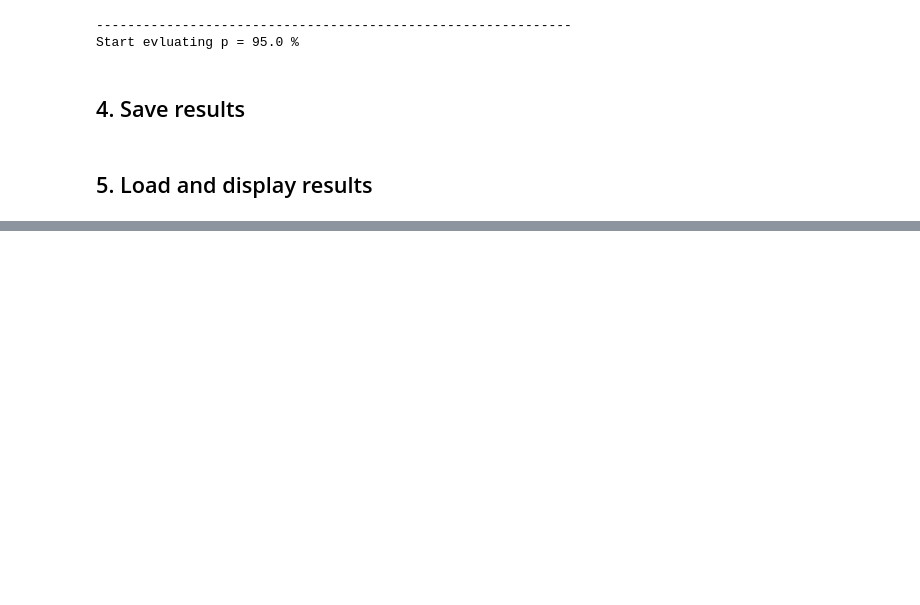
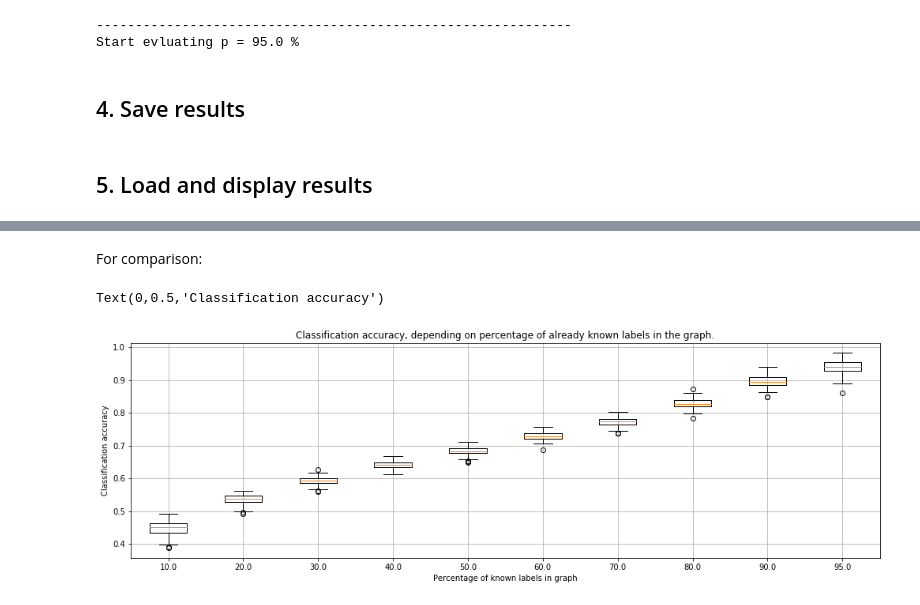
Before and after one commit to adrianlwn/NTDS-Speech-Recognition-Challenge, a Jupyter notebook: semi-supervised_evaluation_framework.ipynb, the cells around one changed output, grey strips where cells are left out. Saved outputs shown, nothing was run; the diff lists cells and outputs as text; code cells hidden in the pictures; blank space fills up the shorter version.

```diff
--- a/semi-supervised_evaluation_framework.ipynb
+++ b/semi-supervised_evaluation_framework.ipynb
@@ -212,0 +213,16 @@ Text(0,0.5,'Classification accuracy')
+# %% [markdown]
+For comparison:
+# %%
+# Load file in same folder
+pred_vec = np.load('semi-supervised_results/accuracy_cut_mfccs_raw_10_1028_5_Neigh200_Navg100.npy')
+perc_vec = np.load('semi-supervised_results/percentage_cut_mfccs_raw_10_1028_5_Neigh200_Navg100.npy')
+
+# Display as boxplot
+plt.boxplot(pred_vec, labels = perc_vec*100)
+plt.grid()
+plt.title('Classification accuracy, depending on percentage of already known labels in the graph.')
+plt.xlabel('Percentage of known labels in graph')
+plt.ylabel('Classification accuracy')
+# %% [output]
+Text(0,0.5,'Classification accuracy')
+[figure, added]
```
Also changed, not shown: parts of 5 cells of this notebook, 28 other files.
